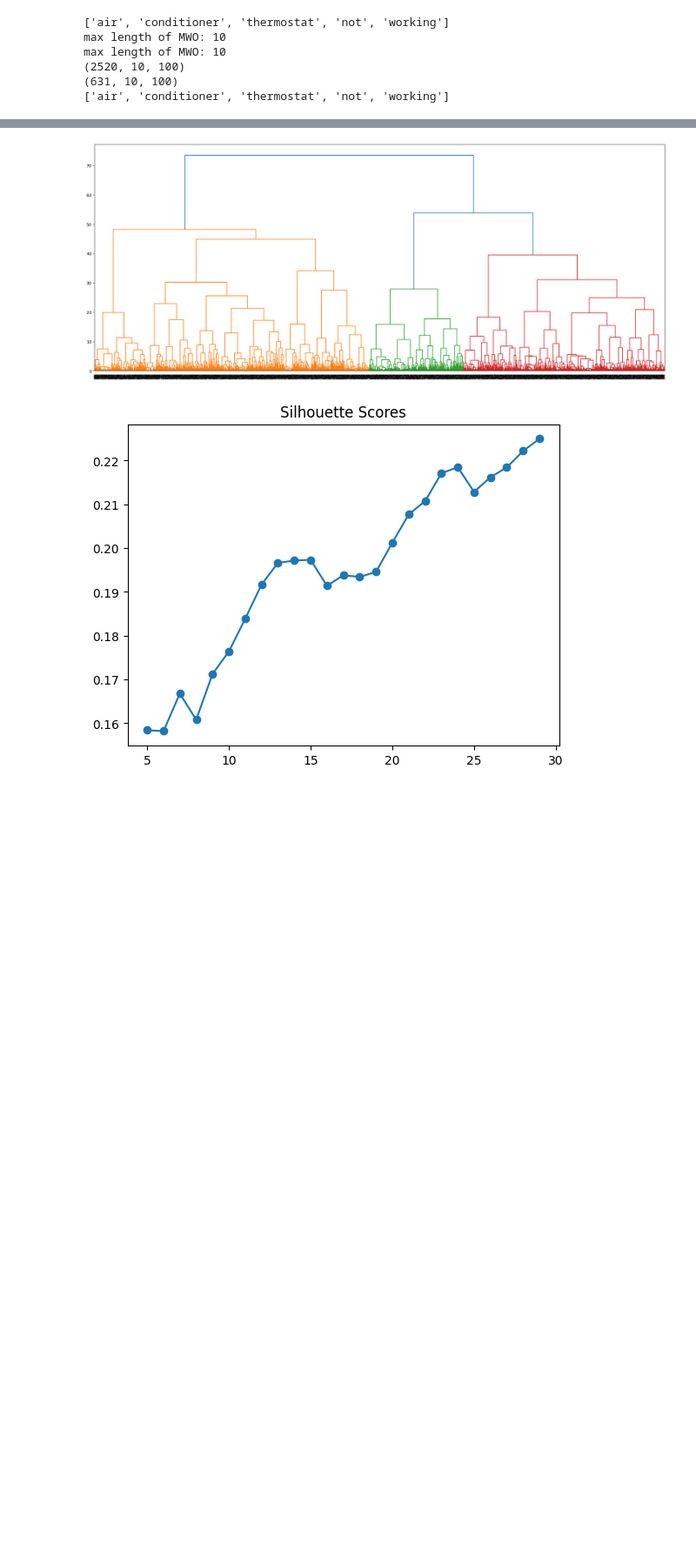
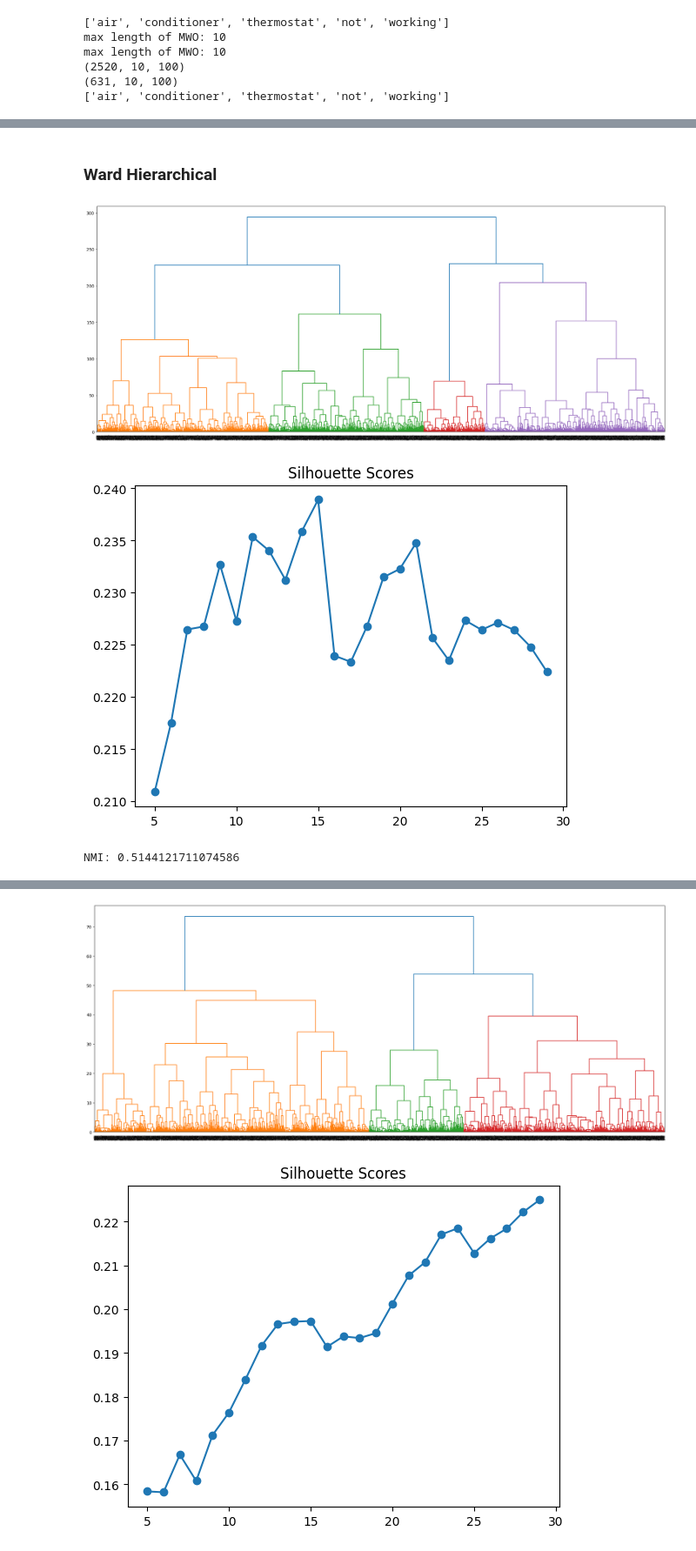
Before and after one commit to nlp-tlp/Hons24-Jadeyn, a Jupyter notebook: Sentence_Similarity/CNN_sbert copy.ipynb, the cells around one changed output, grey strips where cells are left out. Shown at 87% size. Saved outputs shown, nothing was run; the diff lists cells and outputs as text; code cells hidden in the pictures; blank space fills up the shorter version.

```diff
--- a/Sentence_Similarity/CNN_sbert copy.ipynb
+++ b/Sentence_Similarity/CNN_sbert copy.ipynb
@@ -899,5 +48,0 @@ silhouette('centroid', cluster_embeddings)
-# %%
-linkage_data = linkage(cluster_embeddings, method='centroid')
-fig = plt.figure(figsize=(25, 10))
-dn = dendrogram(linkage_data)
-plt.show()
@@ -2088,0 +988,34 @@ Top states:
+# %%
+# get hidden layer model
+# w2v_if_model_embedding = tf.keras.Sequential([
+
+#     tf.keras.layers.Conv2D(16, (2, 2), activation='relu', padding="same", input_shape=(10,100,1)),
+#     tf.keras.layers.MaxPool2D(pool_size=2),
+#     tf.keras.layers.Conv2D(8, (2, 2), activation='relu', padding="same"),
+#     tf.keras.layers.MaxPool2D(pool_size=2),
+
+#     tf.keras.layers.Flatten(),
+#     tf.keras.layers.Dense(units=10, activation="tanh"),
+# ])
+w2v_if_model_embedding = tf.keras.Sequential([
+    # tf.keras.layers.LSTM(64, input_shape=(10,100)),
+    tf.keras.layers.Input(shape=(10,100)),
+    tf.keras.layers.Bidirectional(tf.keras.layers.LSTM(64, return_sequences=True)),
+    tf.keras.layers.Bidirectional(tf.keras.layers.LSTM(32)),
+    tf.keras.layers.Dense(64, activation='relu'),
+    tf.keras.layers.Dense(10, activation='relu')
+])
+
+# w2v_if_model_embedding.layers[0].set_weights(w2v_if_model.layers[0].get_weights())
+# w2v_if_model_embedding.layers[2].set_weights(w2v_if_model.layers[2].get_weights())
+# w2v_if_model_embedding.layers[5].set_weights(w2v_if_model.layers[5].get_weights())
+
+w2v_if_model_embedding.layers[0].set_weights(w2v_if_model.layers[0].get_weights())
+w2v_if_model_embedding.layers[1].set_weights(w2v_if_model.layers[1].get_weights())
+w2v_if_model_embedding.layers[2].set_weights(w2v_if_model.layers[2].get_weights())
+w2v_if_model_embedding.layers[3].set_weights(w2v_if_model.layers[3].get_weights())
+
+
+w2v_embeddings = np.concatenate((w2v_embeddings_X_train, w2v_embeddings_X_test))
+cluster_embeddings = w2v_if_model_embedding.predict(w2v_embeddings)
+print(cluster_embeddings.shape)
@@ -2088,0 +1050,2 @@ Top states:
+# %%
+run_kmeans_best_k(9, cluster_embeddings)
@@ -2088,0 +1118,8 @@ Top states:
+# %% [markdown]
+### Ward Hierarchical
+# %%
+linkage_data_ward = perform_hierarchical_clustering(cluster_embeddings, "ward")
+# %% [output]
+[figure, added]
+[figure, added]
+NMI: 0.5144121711074586
```
Also changed, not shown: parts of 122 cells of this notebook.
